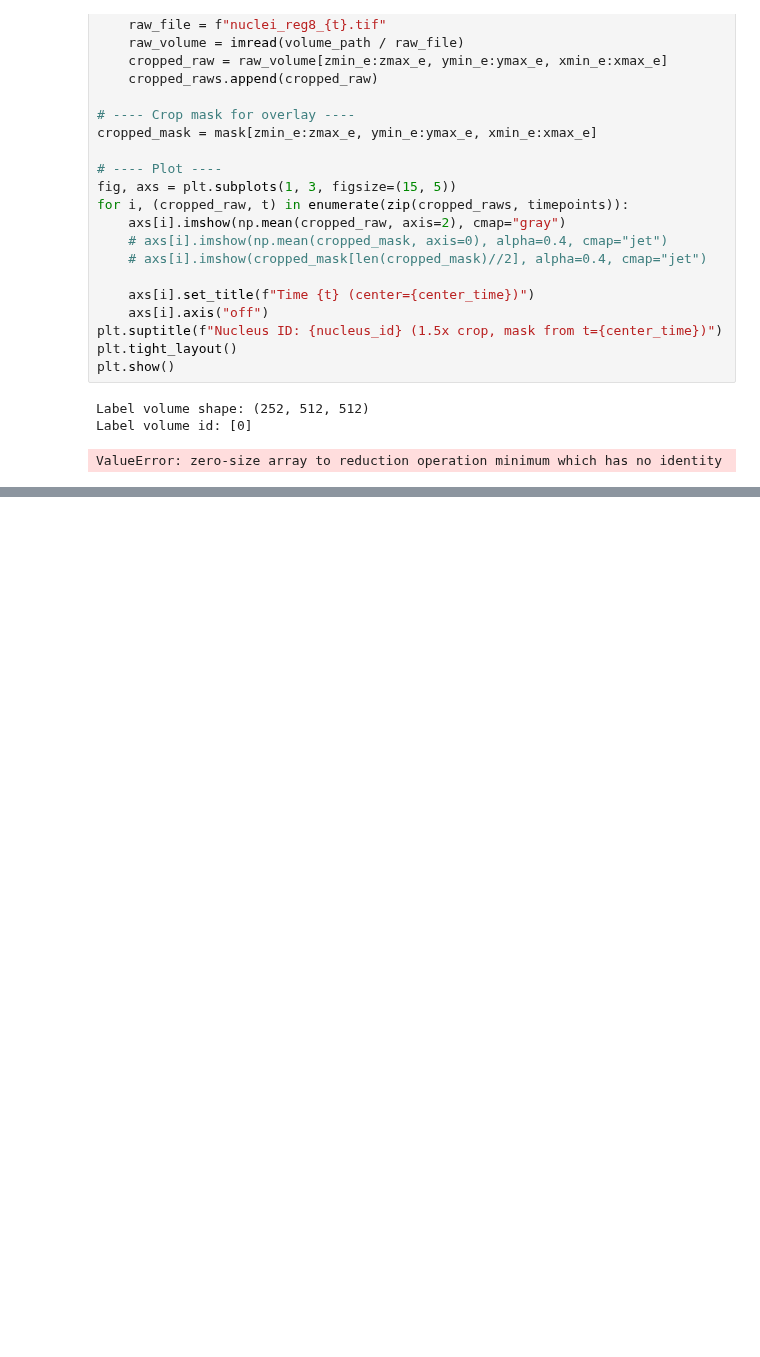
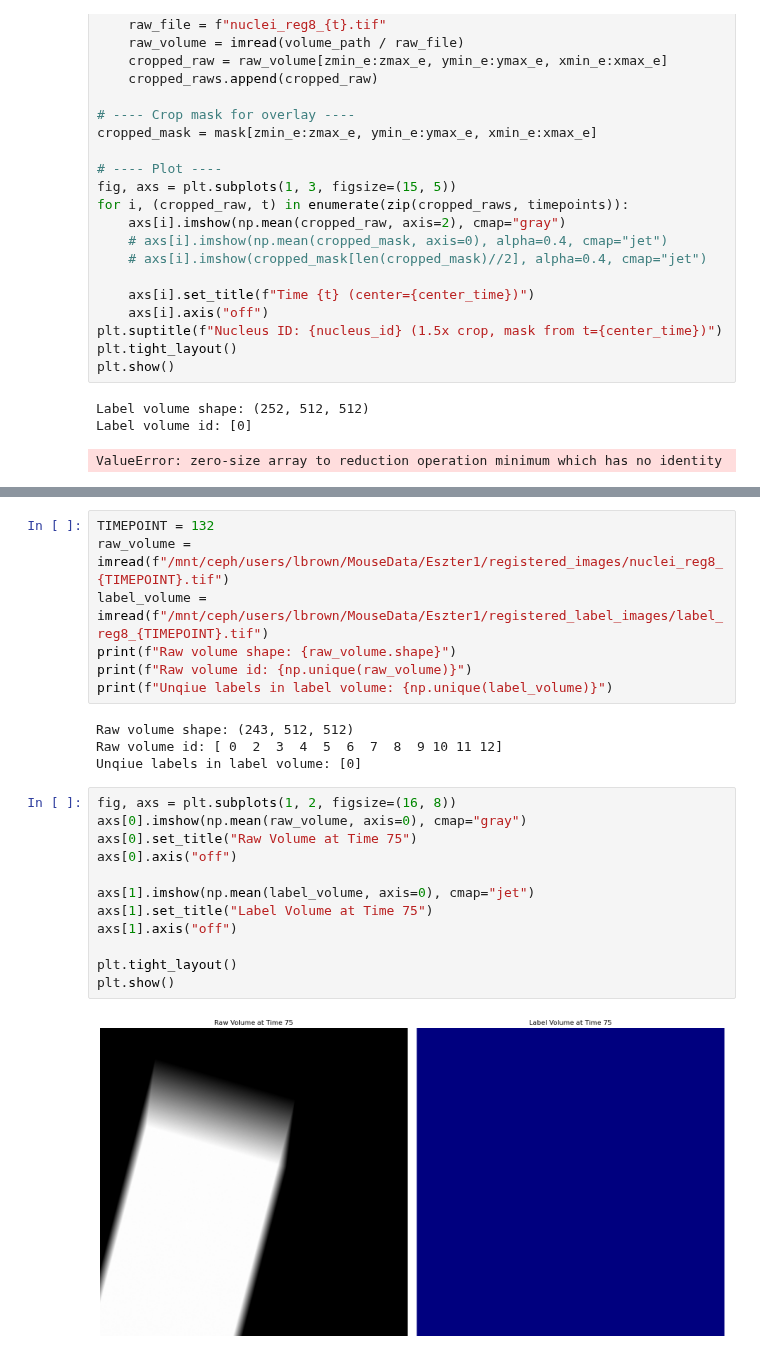
Before and after one commit to dineshchhantyal/3d-cnn-classification, a Jupyter notebook: model/notebooks/check_random_label_data.ipynb, the cells around one changed output, grey strips where cells are left out. Cells and saved outputs as stored; diff of their text form; blank space fills up the shorter version.

```diff
--- a/model/notebooks/check_random_label_data.ipynb
+++ b/model/notebooks/check_random_label_data.ipynb
@@ -240,0 +265,25 @@ Time 9: Unique labels: [ 0  1  2  3  4  5  6  7  8  9 10 11 12 13 14 15 16 17 18
+# %%
+TIMEPOINT = 132
+raw_volume = imread(f"/mnt/ceph/users/lbrown/MouseData/Eszter1/registered_images/nuclei_reg8_{TIMEPOINT}.tif")
+label_volume = imread(f"/mnt/ceph/users/lbrown/MouseData/Eszter1/registered_label_images/label_reg8_{TIMEPOINT}.tif")
+print(f"Raw volume shape: {raw_volume.shape}")
+print(f"Raw volume id: {np.unique(raw_volume)}")
+print(f"Unqiue labels in label volume: {np.unique(label_volume)}")
+# %% [output]
+Raw volume shape: (243, 512, 512)
+Raw volume id: [ 0  2  3  4  5  6  7  8  9 10 11 12]
+Unqiue labels in label volume: [0]
+# %%
+fig, axs = plt.subplots(1, 2, figsize=(16, 8))
+axs[0].imshow(np.mean(raw_volume, axis=0), cmap="gray")
+axs[0].set_title("Raw Volume at Time 75")
+axs[0].axis("off")
+
+axs[1].imshow(np.mean(label_volume, axis=0), cmap="jet")
+axs[1].set_title("Label Volume at Time 75")
+axs[1].axis("off")
+
+plt.tight_layout()
+plt.show()
+# %% [output]
+[figure, added]
```
Also changed, not shown: parts of 11 cells of this notebook, 24 other files.
